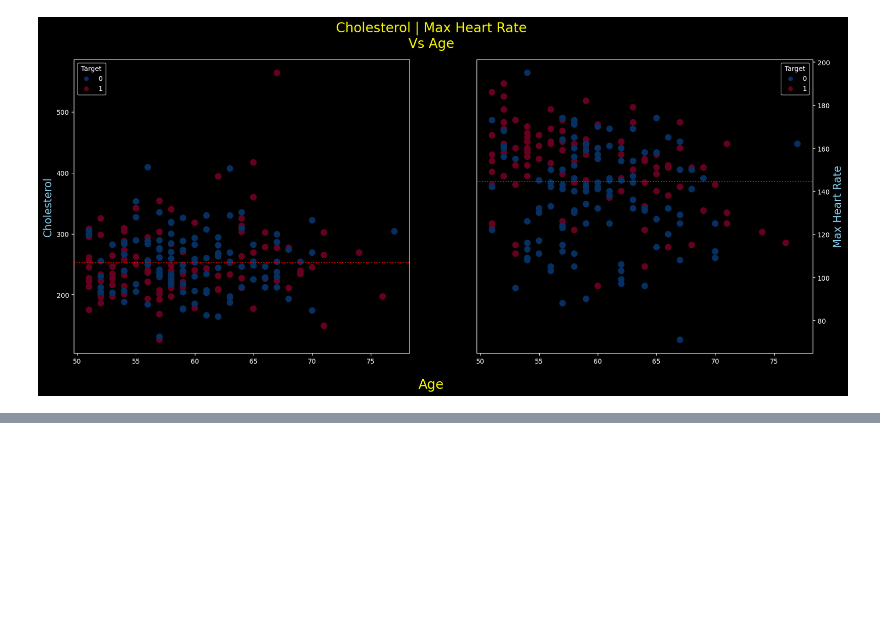
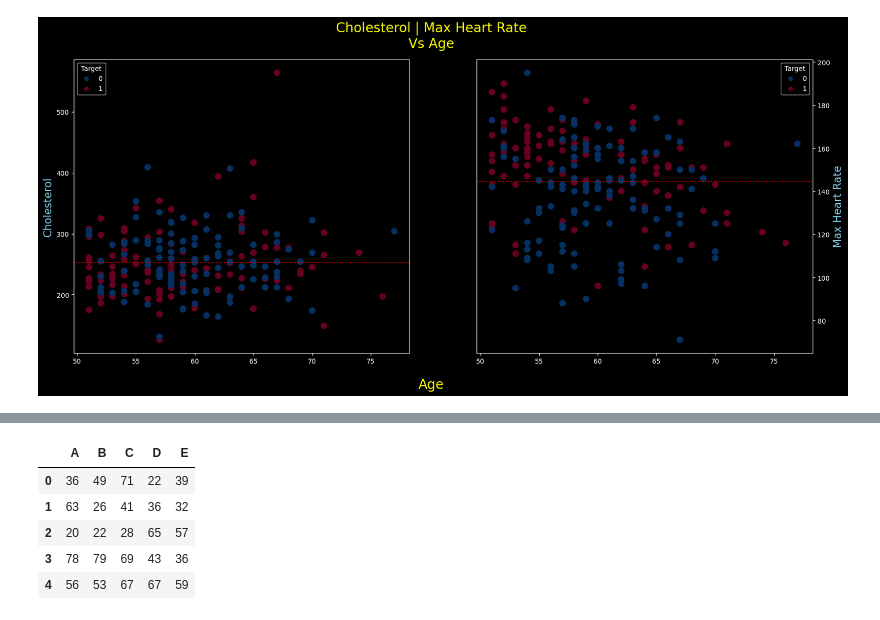
Before and after one commit to DarkDk123/ZTM-ML-Data-Science, a Jupyter notebook: 6. Matplotlib : Visualizing Data/Matplotlib_Intro.ipynb, the cells around one changed output, grey strips where cells are left out. Saved outputs shown, nothing was run; the diff lists cells and outputs as text; code cells hidden in the pictures; blank space fills up the shorter version.

```diff
--- a/6. Matplotlib : Visualizing Data/Matplotlib_Intro.ipynb
+++ b/6. Matplotlib : Visualizing Data/Matplotlib_Intro.ipynb
@@ -847,0 +896,11 @@ plt.show() # Show everything.
+# %%
+# Let's Create a DataFrame from it, to be able to plot.
+dummy_df = pd.DataFrame(columns=list('ABCDE'), data=x)
+dummy_df[:5]
+# %% [output]
+|  | A | B | C | D | E |
+| 0 | 36 | 49 | 71 | 22 | 39 |
+| 1 | 63 | 26 | 41 | 36 | 32 |
+| 2 | 20 | 22 | 28 | 65 | 57 |
+| 3 | 78 | 79 | 69 | 43 | 36 |
+| 4 | 56 | 53 | 67 | 67 | 59 |
```
Also changed, not shown: parts of 6 cells of this notebook.
